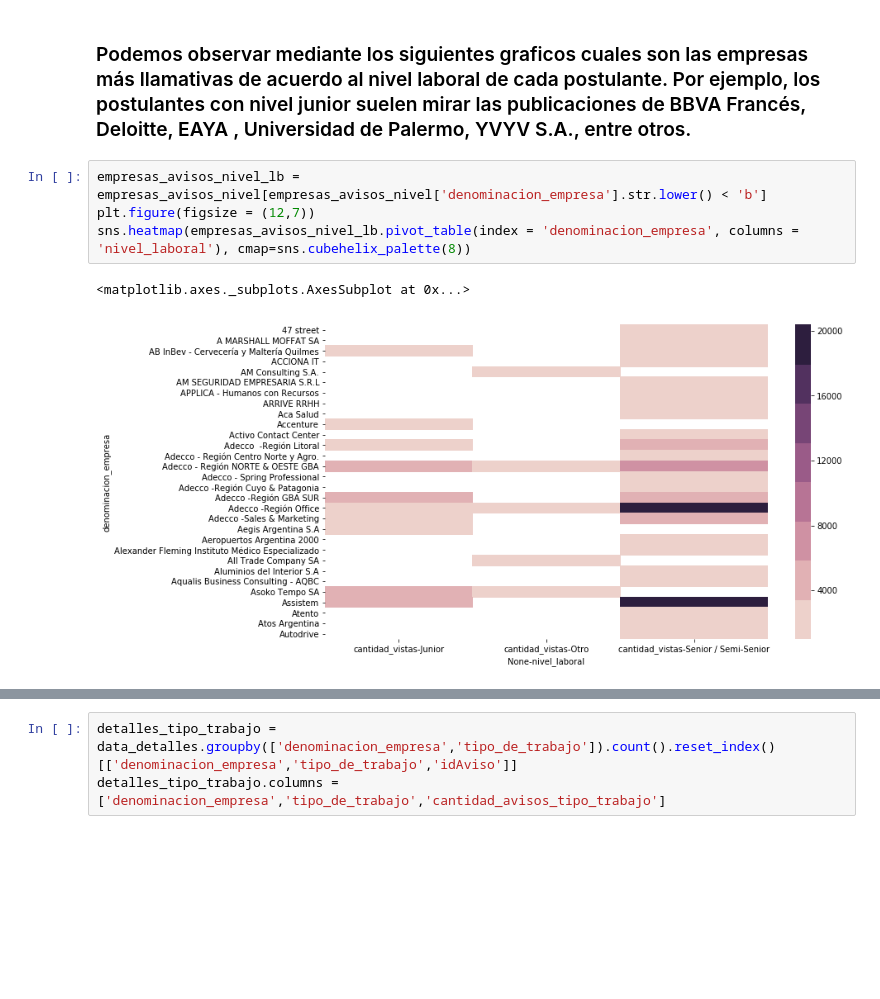
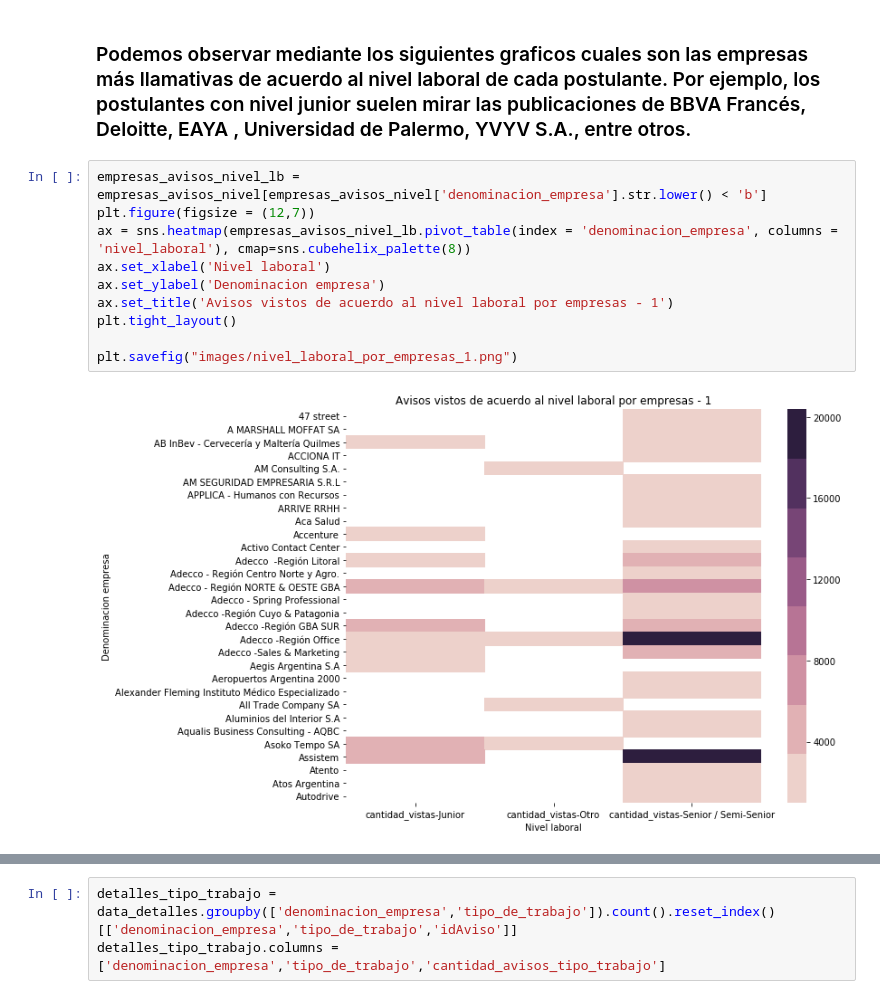
Before and after one commit to iloyarte/datos-tp, a Jupyter notebook: TP 1 - Analisis exploratorio - 2C.ipynb, the cells around one changed output, grey strips where cells are left out. Cells and saved outputs as stored; diff of their text form; blank space fills up the shorter version.

```diff
--- a/TP 1 - Analisis exploratorio - 2C.ipynb
+++ b/TP 1 - Analisis exploratorio - 2C.ipynb
@@ -221,9 +268,14 @@ empresas_avisos_nivel = empresas_avisos_nivel[empresas_avisos_nivel ['cantidad_v
 # %%
 empresas_avisos_nivel_lb = empresas_avisos_nivel[empresas_avisos_nivel['denominacion_empresa'].str.lower() < 'b']
 plt.figure(figsize = (12,7))
-sns.heatmap(empresas_avisos_nivel_lb.pivot_table(index = 'denominacion_empresa', columns = 'nivel_laboral'), cmap=sns.cubehelix_palette(8))
+ax = sns.heatmap(empresas_avisos_nivel_lb.pivot_table(index = 'denominacion_empresa', columns = 'nivel_laboral'), cmap=sns.cubehelix_palette(8))
+ax.set_xlabel('Nivel laboral')
+ax.set_ylabel('Denominacion empresa')
+ax.set_title('Avisos vistos de acuerdo al nivel laboral por empresas - 1')
+plt.tight_layout()
+
+plt.savefig("images/nivel_laboral_por_empresas_1.png")
 # %% [output]
-<matplotlib.axes._subplots.AxesSubplot at 0x...>
-[figure, old version]
+[figure, new version]
 # %%
 empresas_avisos_nivel_gb_le = empresas_avisos_nivel[(empresas_avisos_nivel['denominacion_empresa'].str.lower() >= 'b') & (empresas_avisos_nivel['denominacion_empresa'].str.lower() < 'e')]
```
Also changed, not shown: parts of 35 cells of this notebook.
